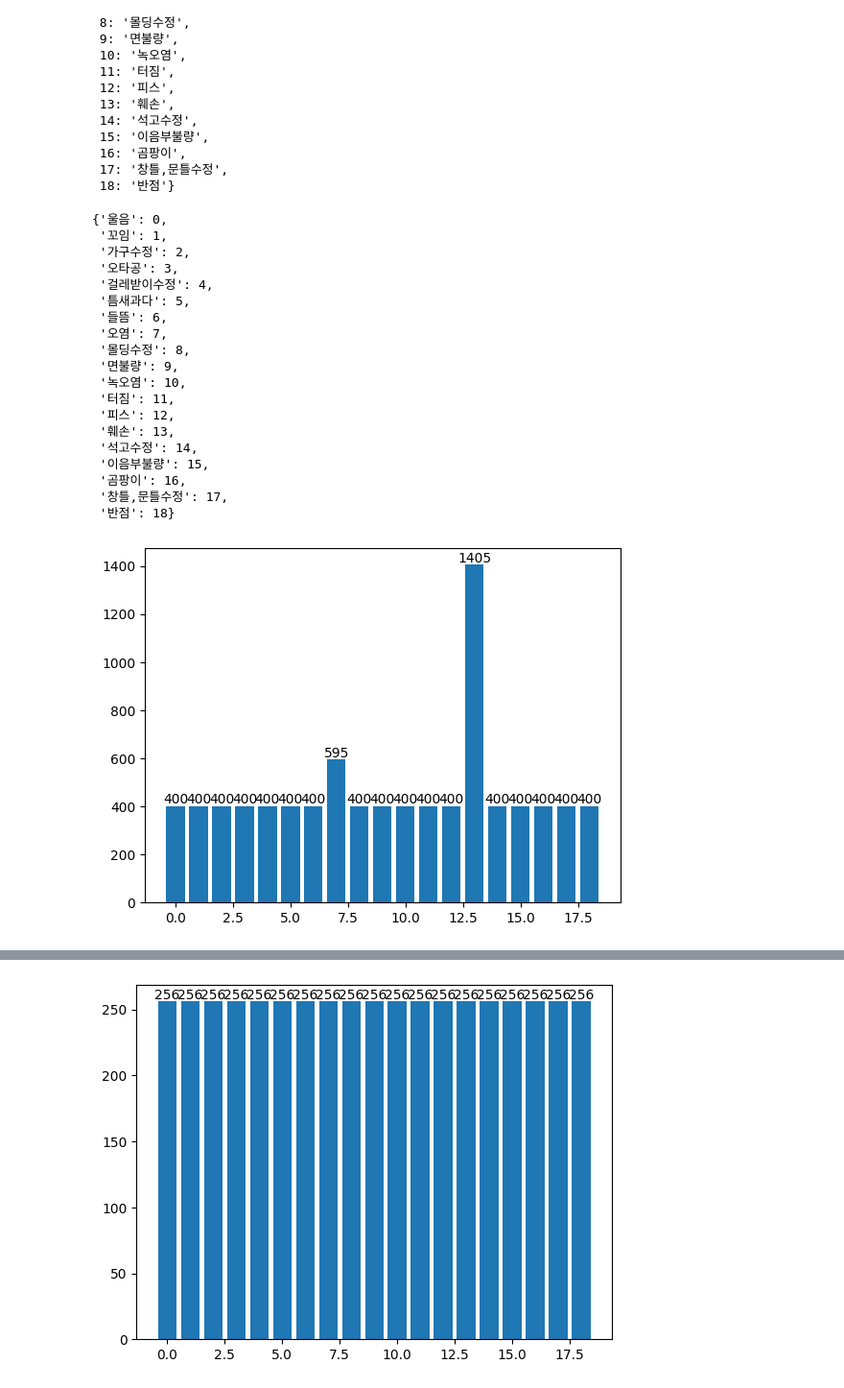
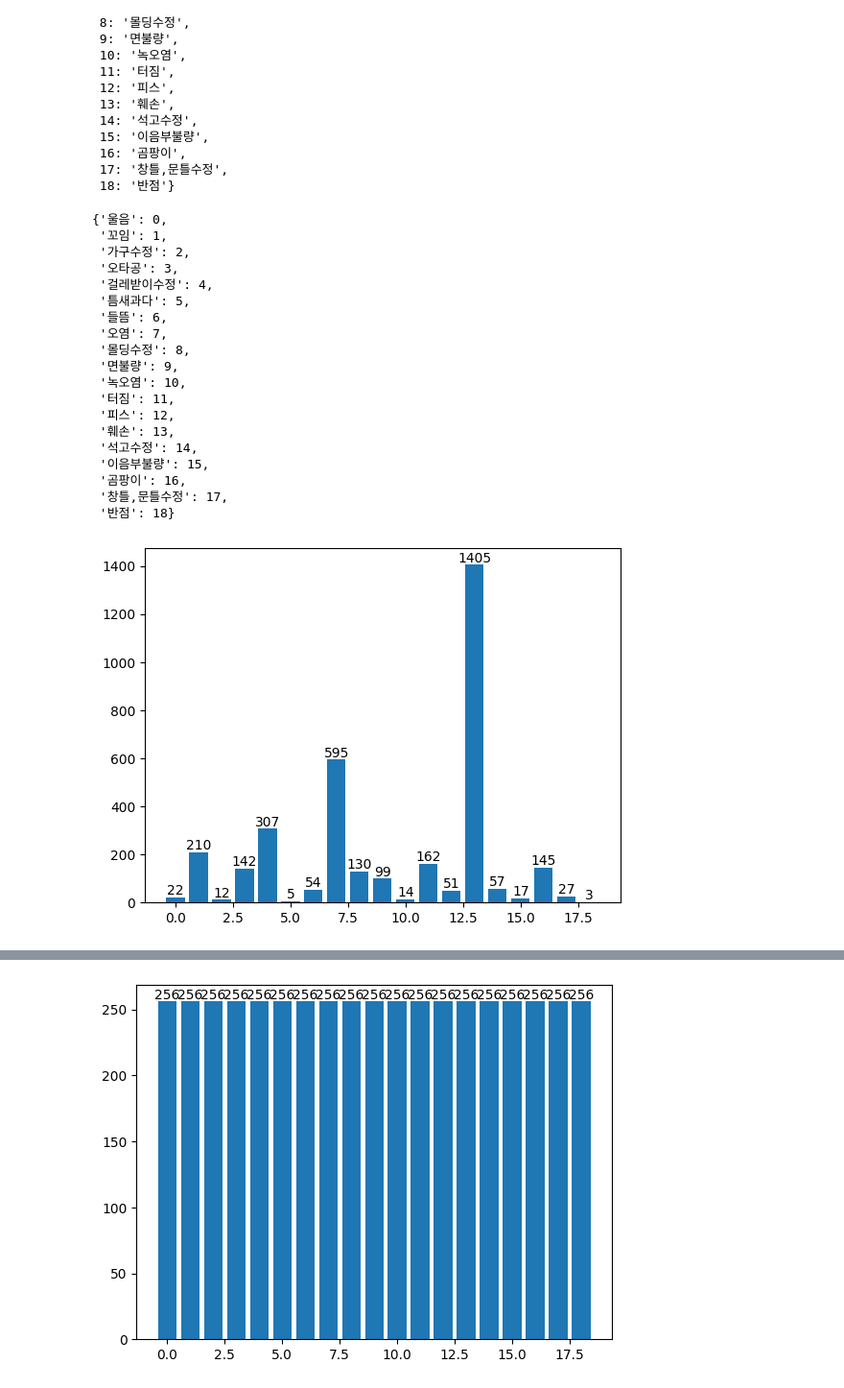
Before and after one commit to EvoDmiK/Dacon_papering_defect, a Jupyter notebook: inception V4 under_over sampling.ipynb, the cells around one changed output, grey strips where cells are left out. Shown at 96% size. Saved outputs shown, nothing was run; the diff lists cells and outputs as text; code cells hidden in the pictures.

```diff
--- a/inception V4 under_over sampling.ipynb
+++ b/inception V4 under_over sampling.ipynb
@@ -199,31 +199,31 @@ def show_distribution(labels):
 
 lb_extractor = lambda image_paths: [lb2idx[image_path.split(os.path.sep)[-2]] for image_path in image_paths]
 # %%
-image_paths = sorted(list_images(f'{DATA_PATH}/train'))
+image_paths = sorted(list_images(f'{DATA_PATH}/backup/ou_train'))
 
 show_distribution(lb_extractor(image_paths))
 lb2idx
 # %% [output]
 {'울음': 0,
  '꼬임': 1,
  '가구수정': 2,
  '오타공': 3,
  '걸레받이수정': 4,
  '틈새과다': 5,
  '들뜸': 6,
  '오염': 7,
  '몰딩수정': 8,
  '면불량': 9,
  '녹오염': 10,
  '터짐': 11,
  '피스': 12,
  '훼손': 13,
  '석고수정': 14,
  '이음부불량': 15,
  '곰팡이': 16,
  '창틀,문틀수정': 17,
  '반점': 18}
-[figure, old version]
+[figure, new version]
 # %%
 image_paths               = data_oversampling(image_paths)
 image_paths, rest_dataset = data_undersampling(image_paths)
```
Also changed, not shown: parts of 17 cells of this notebook, 3 other files.
